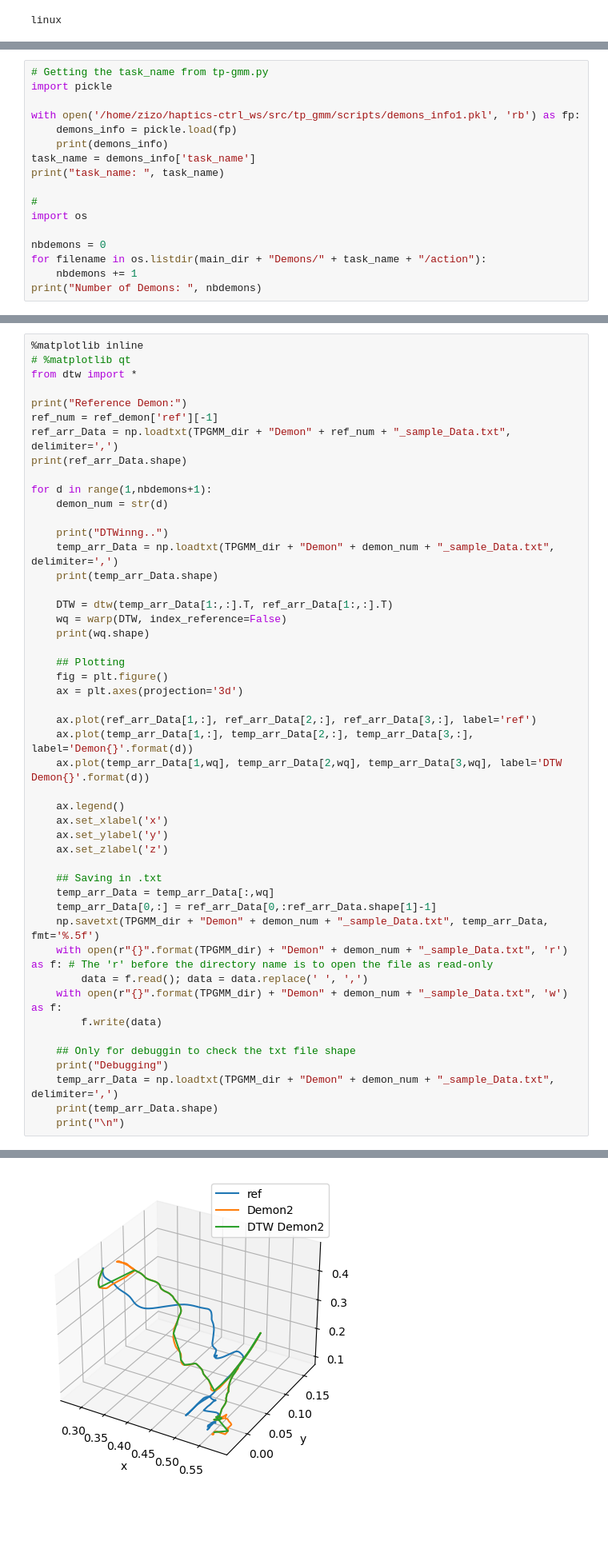
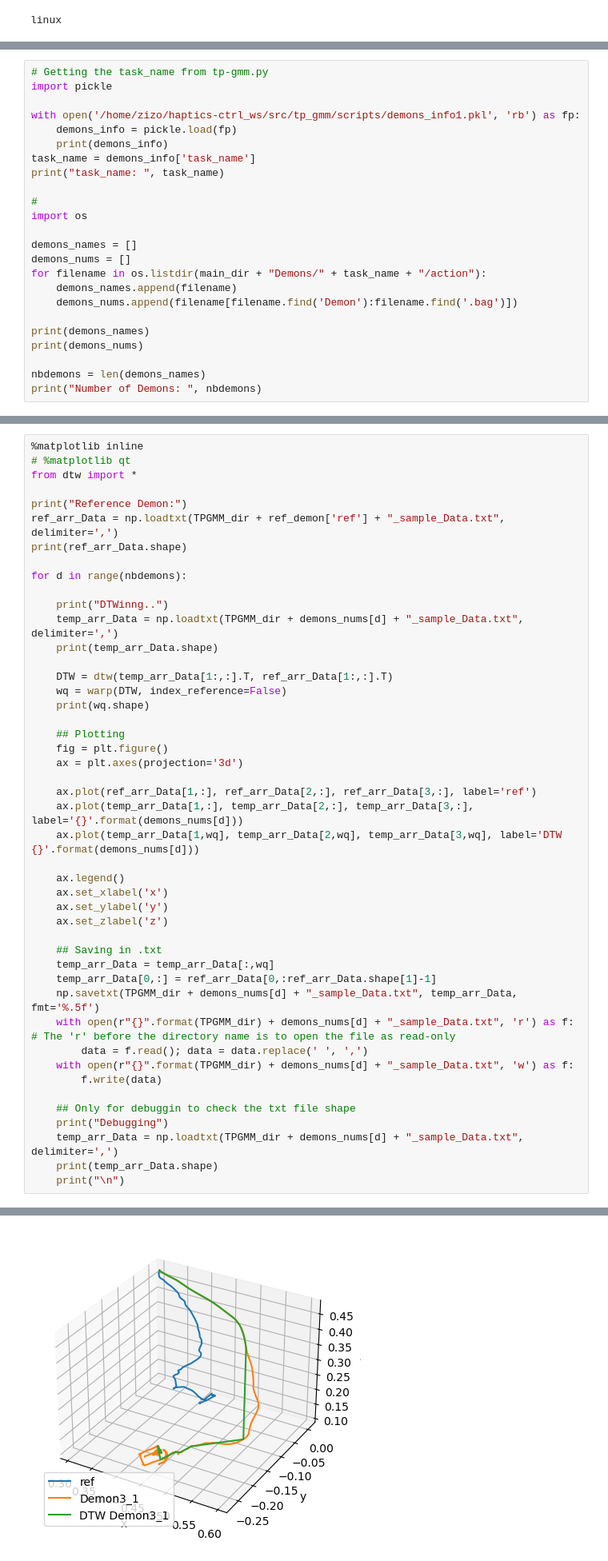
Before and after one commit to zizowasfy/TP-GMM, a Jupyter notebook: scripts/demons_to_samples.ipynb, the cells around one changed output, grey strips where cells are left out. Shown: that part at 80% size. Drawn from its saved outputs; the diff is of its cells as text; blank space fills up the shorter version.

```diff
--- a/scripts/demons_to_samples.ipynb
+++ b/scripts/demons_to_samples.ipynb
@@ -33,8 +33,15 @@ print("task_name: ", task_name)
 #
 import os
 
-nbdemons = 0
+demons_names = []
+demons_nums = []
 for filename in os.listdir(main_dir + "Demons/" + task_name + "/action"):
-    nbdemons += 1
+    demons_names.append(filename)
+    demons_nums.append(filename[filename.find('Demon'):filename.find('.bag')])
+
+print(demons_names)
+print(demons_nums)
+
+nbdemons = len(demons_names)
 print("Number of Demons: ", nbdemons)
 # %% [output]
@@ -146,15 +152,13 @@ Reference Demon:
 from dtw import *
 
 print("Reference Demon:")
-ref_num = ref_demon['ref'][-1]
-ref_arr_Data = np.loadtxt(TPGMM_dir + "Demon" + ref_num + "_sample_Data.txt", delimiter=',')
+ref_arr_Data = np.loadtxt(TPGMM_dir + ref_demon['ref'] + "_sample_Data.txt", delimiter=',')
 print(ref_arr_Data.shape)
 
-for d in range(1,nbdemons+1):
-    demon_num = str(d)
+for d in range(nbdemons):
 
     print("DTWinng..")
-    temp_arr_Data = np.loadtxt(TPGMM_dir + "Demon" + demon_num + "_sample_Data.txt", delimiter=',')
+    temp_arr_Data = np.loadtxt(TPGMM_dir + demons_nums[d] + "_sample_Data.txt", delimiter=',')
     print(temp_arr_Data.shape)
 
     DTW = dtw(temp_arr_Data[1:,:].T, ref_arr_Data[1:,:].T)
@@ -166,8 +170,8 @@ for d in range(1,nbdemons+1):
     ax = plt.axes(projection='3d')
 
     ax.plot(ref_arr_Data[1,:], ref_arr_Data[2,:], ref_arr_Data[3,:], label='ref')
-    ax.plot(temp_arr_Data[1,:], temp_arr_Data[2,:], temp_arr_Data[3,:], label='Demon{}'.format(d))
-    ax.plot(temp_arr_Data[1,wq], temp_arr_Data[2,wq], temp_arr_Data[3,wq], label='DTW Demon{}'.format(d))
+    ax.plot(temp_arr_Data[1,:], temp_arr_Data[2,:], temp_arr_Data[3,:], label='{}'.format(demons_nums[d]))
+    ax.plot(temp_arr_Data[1,wq], temp_arr_Data[2,wq], temp_arr_Data[3,wq], label='DTW {}'.format(demons_nums[d]))
 
     ax.legend()
     ax.set_xlabel('x')
@@ -177,15 +181,15 @@ for d in range(1,nbdemons+1):
     ## Saving in .txt
     temp_arr_Data = temp_arr_Data[:,wq]
     temp_arr_Data[0,:] = ref_arr_Data[0,:ref_arr_Data.shape[1]-1]
-    np.savetxt(TPGMM_dir + "Demon" + demon_num + "_sample_Data.txt", temp_arr_Data, fmt='%.5f')
-    with open(r"{}".format(TPGMM_dir) + "Demon" + demon_num + "_sample_Data.txt", 'r') as f: # The 'r' before the directory name is to open the file as read-only
+    np.savetxt(TPGMM_dir + demons_nums[d] + "_sample_Data.txt", temp_arr_Data, fmt='%.5f')
+    with open(r"{}".format(TPGMM_dir) + demons_nums[d] + "_sample_Data.txt", 'r') as f: # The 'r' before the directory name is to open the file as read-only
         data = f.read(); data = data.replace(' ', ',')
-    with open(r"{}".format(TPGMM_dir) + "Demon" + demon_num + "_sample_Data.txt", 'w') as f:
+    with open(r"{}".format(TPGMM_dir) + demons_nums[d] + "_sample_Data.txt", 'w') as f:
         f.write(data)
 
     ## Only for debuggin to check the txt file shape
     print("Debugging")
-    temp_arr_Data = np.loadtxt(TPGMM_dir + "Demon" + demon_num + "_sample_Data.txt", delimiter=',')
+    temp_arr_Data = np.loadtxt(TPGMM_dir + demons_nums[d] + "_sample_Data.txt", delimiter=',')
     print(temp_arr_Data.shape)
     print("\n")
 # %% [output]
@@ -210 +214 @@ Debugging
-[figure, old version]
+[figure, new version]
```
Also changed, not shown: parts of 3 cells of this notebook, 22 other files.
